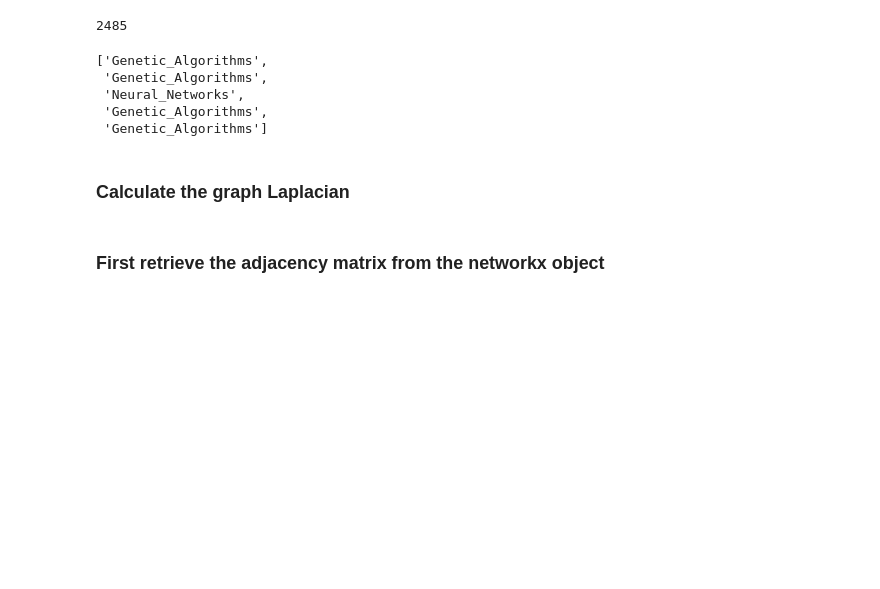
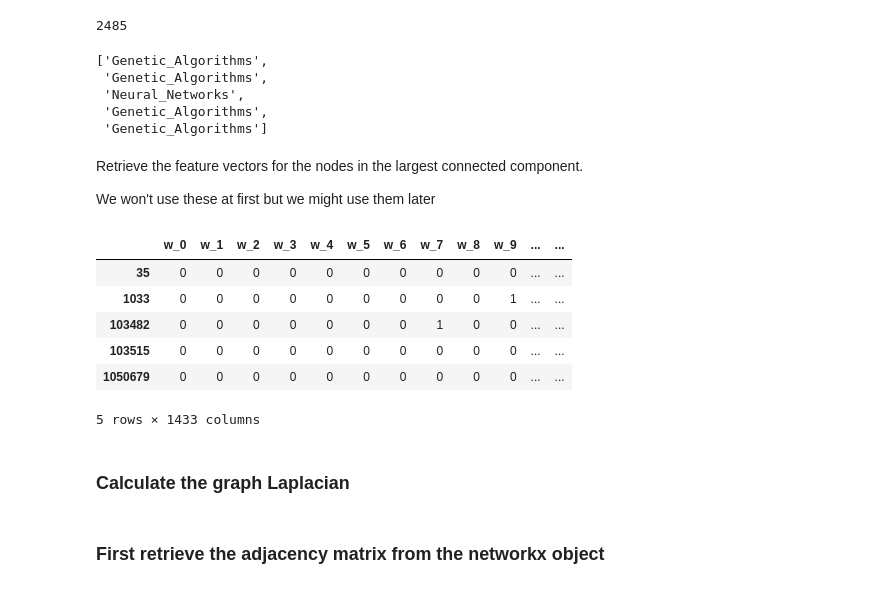
Before and after one commit to stellargraph/stellar-practical-ml-on-graphs, a Jupyter notebook: notebooks/Laplacian-Eigenmaps.ipynb, the cells around one changed output. Saved outputs shown, nothing was run; the diff lists cells and outputs as text; code cells hidden in the pictures; blank space fills up the shorter version.

Commit message:
Loads node features for nodes in the largest connected component.

```diff
--- a/notebooks/Laplacian-Eigenmaps.ipynb
+++ b/notebooks/Laplacian-Eigenmaps.ipynb
@@ -69,3 +71,7 @@ nx.set_node_attributes(g_nx, values, 'subject')
+# %%
+feature_names = ["w_{}".format(ii) for ii in range(1433)]
+column_names =  feature_names + ["subject"]
+node_data = pd.read_table(os.path.join(data_dir, "cora.content"), header=None, names=column_names)
 # %% [markdown]
 We are going to use only the largest graph connected component.
 # %%
@@ -132,6 +138,29 @@ y[0:5]
  'Neural_Networks',
  'Genetic_Algorithms',
  'Genetic_Algorithms']
+# %% [markdown]
+Retrieve the feature vectors for the nodes in the largest connected component.
+
+We won't use these at first but we might use them later
+# %%
+node_data.drop(["subject"], inplace=True, axis=1)  # drop the subject column
+node_data.index = node_data.index.map(str)  # make sure the index is string because the graph uses string for node ids
+
+node_data = node_data[node_data.index.isin(list(g_nx.nodes()))]  # get the rows for the nodes in the graph
+
+node_data = node_data.reindex(list(g_nx.nodes()))# reindex so that the order of the features is the same as the order of
+                                                 # the nodes in the graph and the order of the nodes in the adjacency
+                                                 # matrix
+# %%
+node_data.head()
+# %% [output]
+|  | w_0 | w_1 | w_2 | w_3 | w_4 | w_5 | w_6 | w_7 | w_8 | w_9 | ... | ... |
+| 35 | 0 | 0 | 0 | 0 | 0 | 0 | 0 | 0 | 0 | 0 | ... | ... |
+| 1033 | 0 | 0 | 0 | 0 | 0 | 0 | 0 | 0 | 0 | 1 | ... | ... |
+| 103482 | 0 | 0 | 0 | 0 | 0 | 0 | 0 | 1 | 0 | 0 | ... | ... |
+| 103515 | 0 | 0 | 0 | 0 | 0 | 0 | 0 | 0 | 0 | 0 | ... | ... |
+| 1050679 | 0 | 0 | 0 | 0 | 0 | 0 | 0 | 0 | 0 | 0 | ... | ... |
+5 rows × 1433 columns
 # %%
 # We are going to use these to draw the data such that nodes with the same subject have the
 # same color.
```
Also changed, not shown: parts of 4 cells of this notebook.
